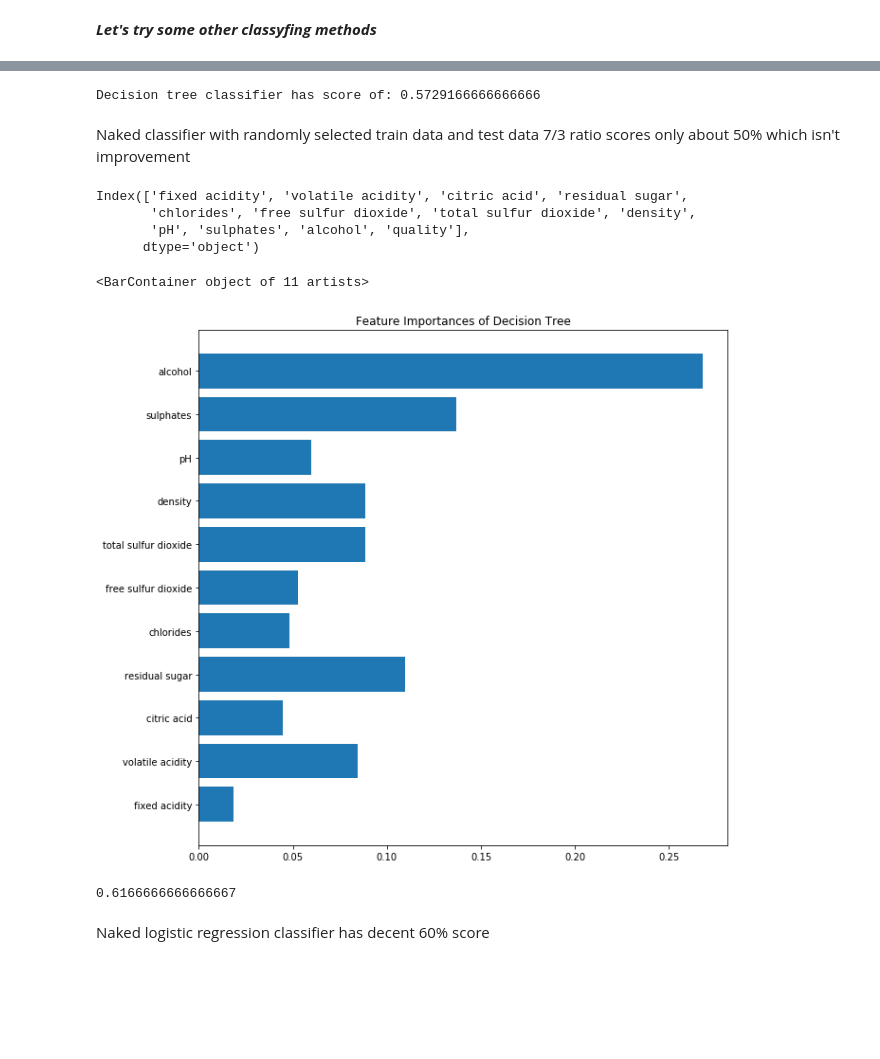
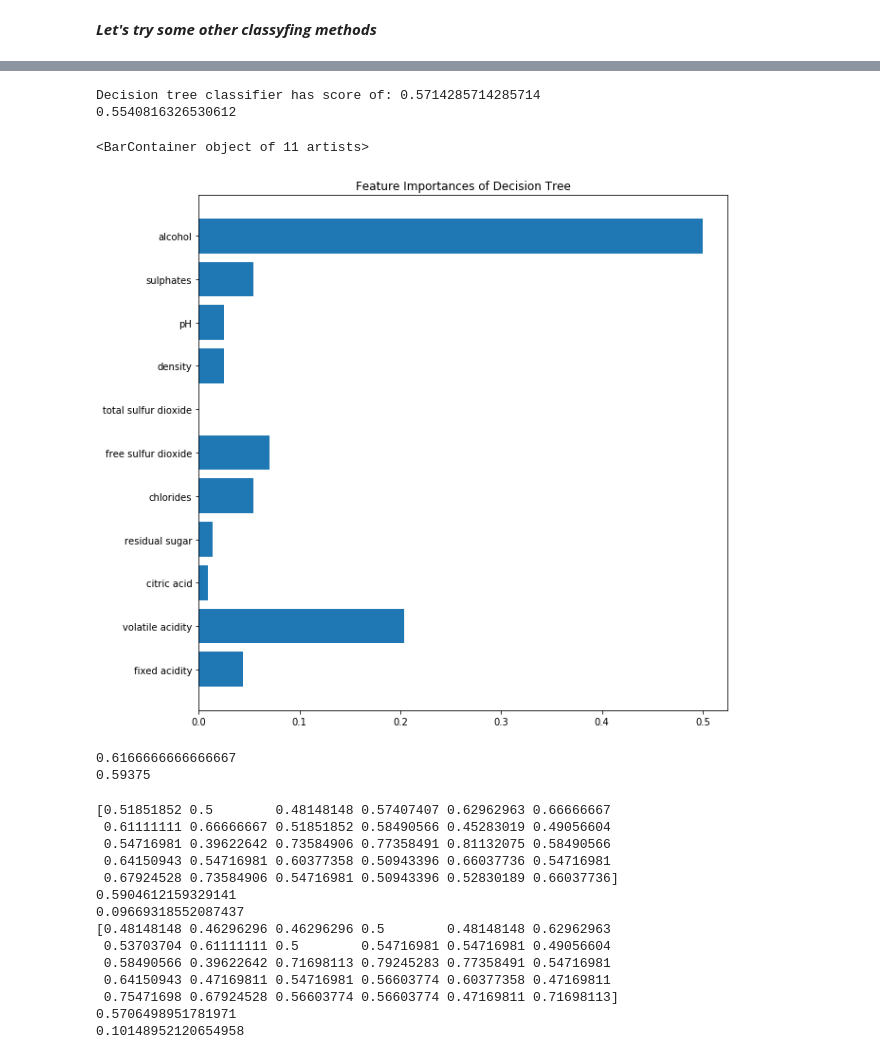
Before and after one commit to Kmirek3110/Ml_projekt, a Jupyter notebook: Ml_projekt_Mirek.ipynb, the cells around one changed output, grey strips where cells are left out. Cells and saved outputs as stored; diff of their text form; code cells hidden in the pictures; blank space fills up the shorter version.

```diff
--- a/Ml_projekt_Mirek.ipynb
+++ b/Ml_projekt_Mirek.ipynb
@@ -496,31 +608,64 @@ We can estimate that if we boost our model with cross_validation techniques and
 # %%
-
-clft = DecisionTreeClassifier(max_depth = 5, min_samples_split =10).fit(train_x_red,train_y_red)
-score = clft.score(unknown_x_red, true_qualites_red)
+clft_white = DecisionTreeClassifier(max_depth = 5, min_samples_split =10).fit(train_x_white,train_y_white)
+score = clft_white.score(unknown_x_white, true_qualites_white)
 
 
 print("Decision tree classifier has score of: {}".format(score))
+
+
+clfltw_f = DecisionTreeClassifier(max_depth = 5, min_samples_split =10).fit(train_x_white_f, train_y_white_f)
+print(clfltw_f.score(unknown_x_white_f, true_qualites_white))
 # %% [output]
-Decision tree classifier has score of: 0.5729166666666666
+Decision tree classifier has score of: 0.5714285714285714
+0.5540816326530612
-# %% [markdown]
-Naked classifier with randomly selected train data and test data 7/3 ratio scores only about 50% which isn't improvement
 # %%
-importnce = clft.feature_importances_
+importnce = clft_white.feature_importances_
 plt.figure(figsize=(10,10))
 plt.title("Feature Importances of Decision Tree")
-print(train_data_red.columns)
-plt.barh(list(train_data_red.columns)[:-1], importnce, align="center")
+plt.barh(list(train_data_white.columns)[:-1], importnce, align="center")
 # %% [output]
-Index(['fixed acidity', 'volatile acidity', 'citric acid', 'residual sugar',
-       'chlorides', 'free sulfur dioxide', 'total sulfur dioxide', 'density',
-       'pH', 'sulphates', 'alcohol', 'quality'],
-      dtype='object')
+<BarContainer object of 11 artists>
-<BarContainer object of 11 artists>
-[figure, old version]
+[figure, new version]
-# %%
-clfl = LogisticRegression(random_state=0, max_iter = 10000).fit(train_x_red, train_y_red)
-print(clfl.score(unknown_x_red, true_qualites_red))
-# %% [output]
-0.6166666666666667
-# %% [markdown]
-Naked logistic regression classifier has decent 60% score
+# %%
+clfl = LogisticRegression(random_state=0, max_iter = 10000).fit(train_x_red, train_y_red)
+print(clfl.score(unknown_x_red, true_qualites_red))
+#Logistic regression with best features for given dataset
+
+clfl_f = LogisticRegression(random_state=0, max_iter = 10000).fit(train_x_red_f, train_y_red_f)
+print(clfl_f.score(unknown_x_red_f, true_qualites_red))
+
+#Logistic regression backfires with "better features"
+
+logistic_reg_cross = LogisticRegression(random_state=0, max_iter = 10000)
+scores_log = cross_val_score(logistic_reg_cross, df_red[['fixed acidity', 'volatile acidity', 'citric acid', 'residual sugar', 'chlorides'
+    , 'free sulfur dioxide', 'total sulfur dioxide', 'density', 'pH', 'sulphates', 'alcohol']], np.array(df_red[['quality']]).ravel(), cv=30)
+
+scores_with_features_log = cross_val_score(logistic_reg_cross, df_red[['volatile acidity', 'sulphates', 'alcohol']], np.array(df_red[['quality']]).ravel(), cv=30)
+
+print(scores_log)
+print(scores_log.mean())
+print(scores_log.std())
+
+print(scores_with_features_log)
+print(scores_with_features_log.mean())
+print(scores_with_features_log.std())
+
+list_of_scores.append(("Logistic Regression", scores_log.mean()))
+list_of_scores.append(("Logistic Regression with best features",scores_with_features_log.mean()))
+# %% [output]
+0.6166666666666667
+0.59375
+[0.51851852 0.5        0.48148148 0.57407407 0.62962963 0.66666667
+ 0.61111111 0.66666667 0.51851852 0.58490566 0.45283019 0.49056604
+ 0.54716981 0.39622642 0.73584906 0.77358491 0.81132075 0.58490566
+ 0.64150943 0.54716981 0.60377358 0.50943396 0.66037736 0.54716981
+ 0.67924528 0.73584906 0.54716981 0.50943396 0.52830189 0.66037736]
+0.5904612159329141
+0.09669318552087437
+[0.48148148 0.46296296 0.46296296 0.5        0.48148148 0.62962963
+ 0.53703704 0.61111111 0.5        0.54716981 0.54716981 0.49056604
+ 0.58490566 0.39622642 0.71698113 0.79245283 0.77358491 0.54716981
+ 0.64150943 0.47169811 0.54716981 0.56603774 0.60377358 0.47169811
+ 0.75471698 0.67924528 0.56603774 0.56603774 0.47169811 0.71698113]
+0.5706498951781971
+0.10148952120654958
```
Also changed, not shown: parts of 31 cells of this notebook.
